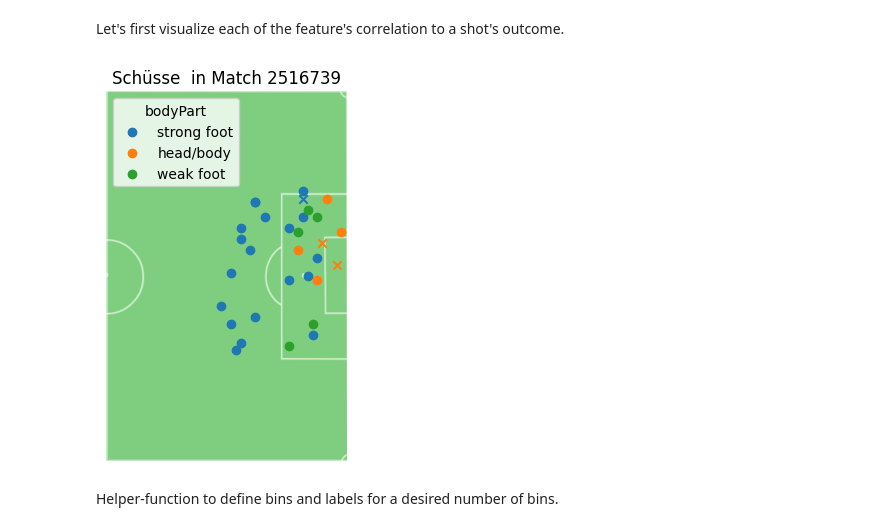
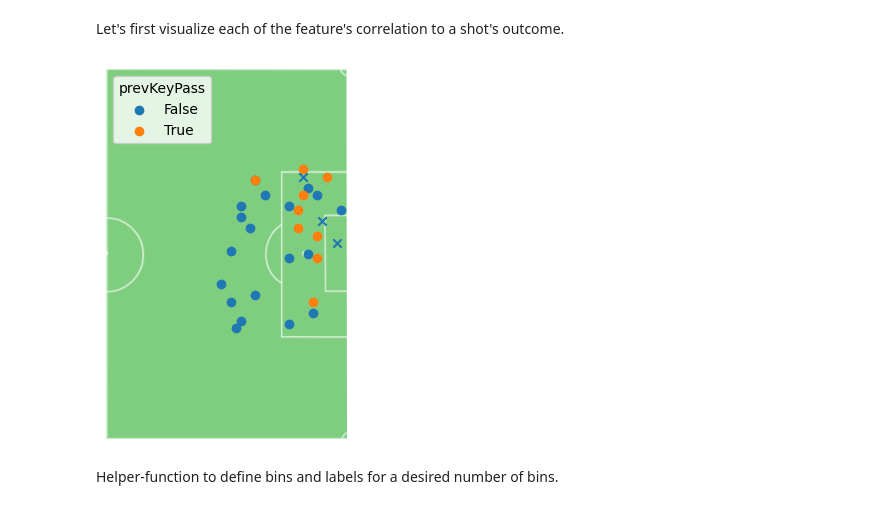
Before and after one commit to j-woe/football-analysis, a Jupyter notebook: EDA.ipynb, the cells around one changed output. Drawn from its saved outputs; the diff is of its cells as text; code cells hidden in the pictures.

Commit message:
improve passes-plot and gridsearch

```diff
--- a/EDA.ipynb
+++ b/EDA.ipynb
@@ -349,6 +354,0 @@ Index(['index', 'status', 'roundId', 'gameweek', 'teamsData', 'seasonId',
-# %%
-playerId = 14786
-matchId = 2516739
-
-playerCurrentTeamId = df_players.loc[playerId, 'currentTeamId']
-matchTeams = df_matches.loc[matchId, 'groupName']
@@ -402,7 +387,7 @@ def plot_shots(feature, showMisses = True, matchId = None, teamId = None, player
     unit_name = df_players.loc[playerId, 'shortName'] if playerId else (df_teams.loc[teamId, 'name'] if teamId else None)
     unit_name = f'von {unit_name}' if unit_name else ''
 
-    plt.title(f'{'Schüsse' if showMisses else 'Tore'} {unit_name} in Match {matchId}')
+    #plt.title(f'{'Schüsse' if showMisses else 'Tore'} {unit_name} in Match {matchId}')
 
     if is_numeric_dtype(df_relevant_shots[feature]):
         vmin, vmax = df_relevant_shots[feature].min(), df_relevant_shots[feature].max()
@@ -426,9 +411,9 @@ def plot_shots(feature, showMisses = True, matchId = None, teamId = None, player
         if not showMisses:
             plt.legend(title = feature, loc = 'upper left')
 # %%
-plot_shots('bodyPart', True, 2516739)
+plot_shots('prevKeyPass', True, 2516739)
 # %% [output]
-[figure, old version]
+[figure, new version]
 # %% [markdown]
 Helper-function to define bins and labels for a desired number of bins.
 # %%
```
Also changed, not shown: parts of 26 cells of this notebook.
